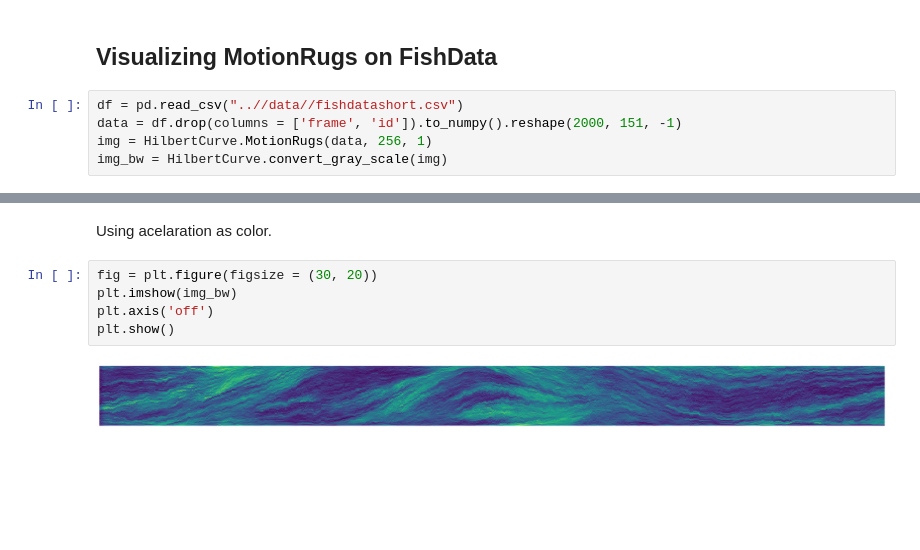
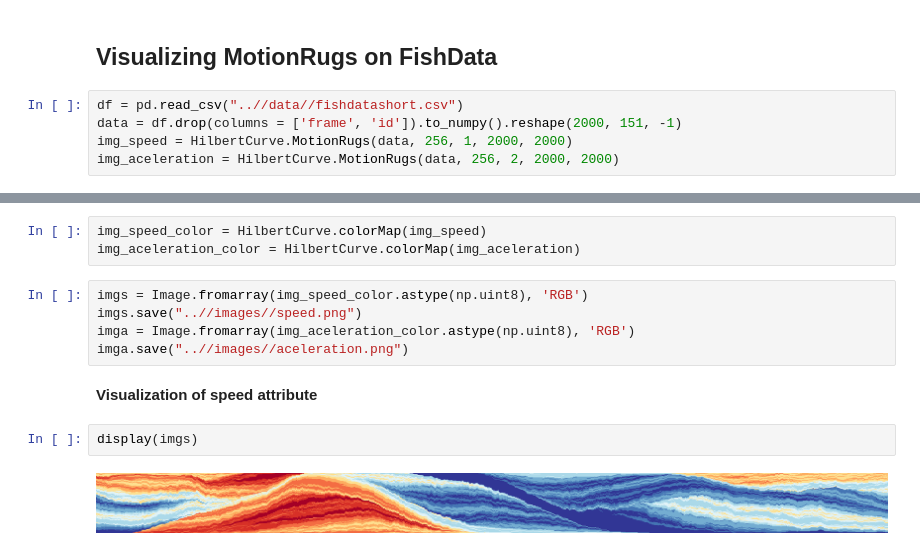
Before and after one commit to GiovaniValdrighi/motionrugsPy, a Jupyter notebook: src/example.ipynb, the cells around one changed output, grey strips where cells are left out. Saved outputs shown, nothing was run; the diff lists cells and outputs as text; blank space fills up the shorter version.

Commit message:
created color mapping

```diff
--- a/src/example.ipynb
+++ b/src/example.ipynb
@@ -31,5 +12,5 @@ for j in range(ind -1, -1, -1):
 # %%
 df = pd.read_csv("..//data//fishdatashort.csv")
 data = df.drop(columns = ['frame', 'id']).to_numpy().reshape(2000, 151, -1)
-img = HilbertCurve.MotionRugs(data, 256, 1)
-img_bw = HilbertCurve.convert_gray_scale(img)
+img_speed = HilbertCurve.MotionRugs(data, 256, 1, 2000, 2000)
+img_aceleration = HilbertCurve.MotionRugs(data, 256, 2, 2000, 2000)
@@ -48,9 +17,14 @@ img_bw = HilbertCurve.convert_gray_scale(img)
-# %% [markdown]
-Using acelaration as color.
-# %%
-fig = plt.figure(figsize = (30, 20))
-plt.imshow(img_bw)
-plt.axis('off')
-plt.show()
-# %% [output]
-[figure, removed]
+# %%
+img_speed_color = HilbertCurve.colorMap(img_speed)
+img_aceleration_color = HilbertCurve.colorMap(img_aceleration)
+# %%
+imgs = Image.fromarray(img_speed_color.astype(np.uint8), 'RGB')
+imgs.save("..//images//speed.png")
+imga = Image.fromarray(img_aceleration_color.astype(np.uint8), 'RGB')
+imga.save("..//images//aceleration.png")
+# %% [markdown]
+__Visualization of speed attribute__
+# %%
+display(imgs)
+# %% [output]
+[figure, added]
```
Also changed, not shown: parts of 8 cells of this notebook, 3 other files.
